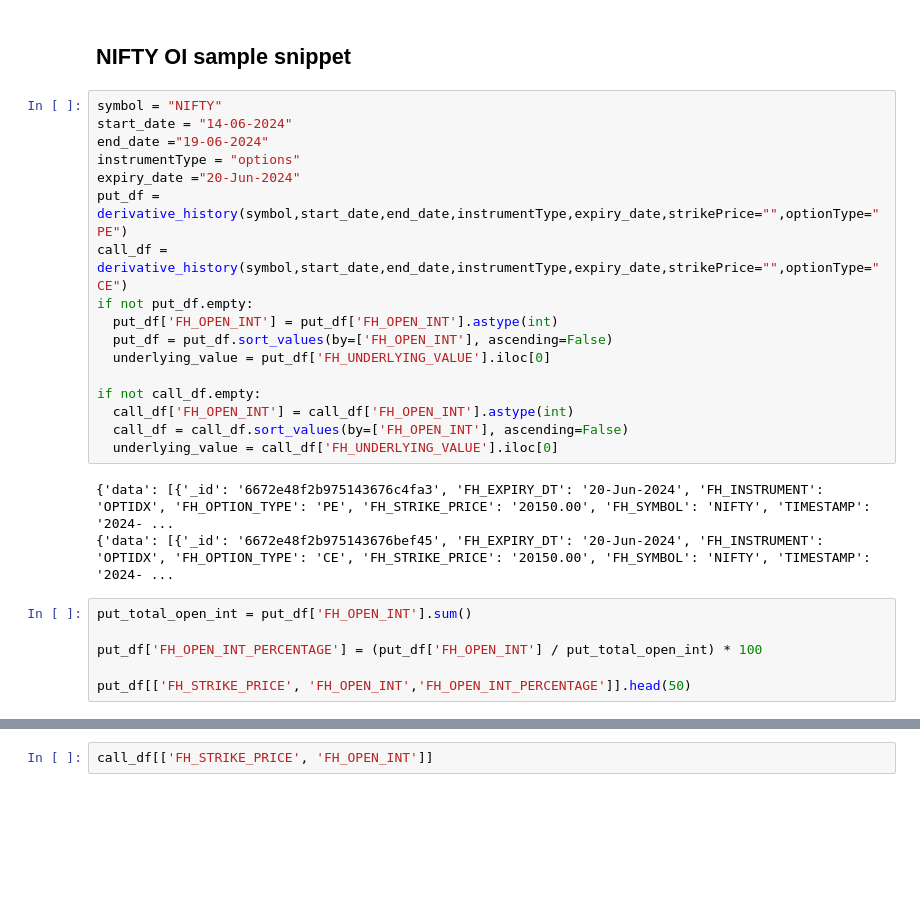
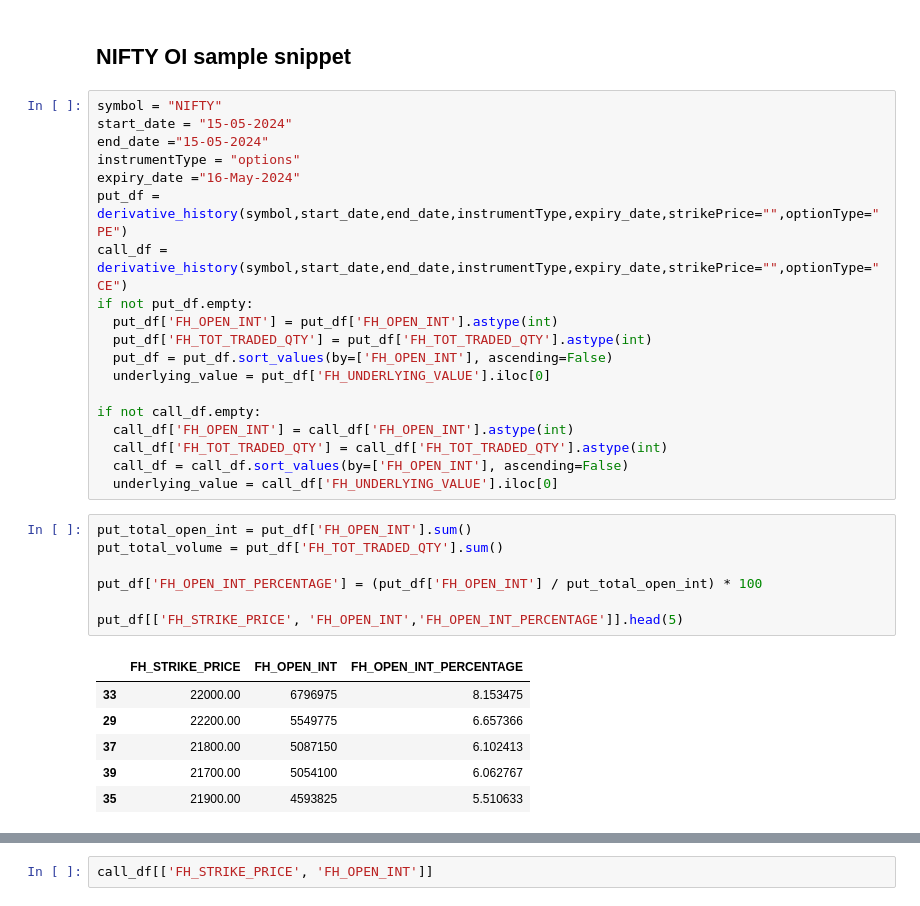
Before and after one commit to bala-ceg/backtest-strategies, a Jupyter notebook: weeklyexpiry_prediction.ipynb, the cells around one changed output, grey strips where cells are left out. Saved outputs shown, nothing was run; the diff lists cells and outputs as text; blank space fills up the shorter version.

```diff
--- a/weeklyexpiry_prediction.ipynb
+++ b/weeklyexpiry_prediction.ipynb
@@ -10,30 +10,37 @@ from nsepython import *
 ## NIFTY OI sample snippet
 # %%
 symbol = "NIFTY"
-start_date = "14-06-2024"
-end_date ="19-06-2024"
+start_date = "15-05-2024"
+end_date ="15-05-2024"
 instrumentType = "options"
-expiry_date ="20-Jun-2024"
+expiry_date ="16-May-2024"
 put_df = derivative_history(symbol,start_date,end_date,instrumentType,expiry_date,strikePrice="",optionType="PE")
 call_df = derivative_history(symbol,start_date,end_date,instrumentType,expiry_date,strikePrice="",optionType="CE")
 if not put_df.empty:
   put_df['FH_OPEN_INT'] = put_df['FH_OPEN_INT'].astype(int)
+  put_df['FH_TOT_TRADED_QTY'] = put_df['FH_TOT_TRADED_QTY'].astype(int)
   put_df = put_df.sort_values(by=['FH_OPEN_INT'], ascending=False)
   underlying_value = put_df['FH_UNDERLYING_VALUE'].iloc[0]
 
 if not call_df.empty:
   call_df['FH_OPEN_INT'] = call_df['FH_OPEN_INT'].astype(int)
+  call_df['FH_TOT_TRADED_QTY'] = call_df['FH_TOT_TRADED_QTY'].astype(int)
   call_df = call_df.sort_values(by=['FH_OPEN_INT'], ascending=False)
   underlying_value = call_df['FH_UNDERLYING_VALUE'].iloc[0]
-# %% [output]
-{'data': [{'_id': '6672e48f2b975143676c4fa3', 'FH_EXPIRY_DT': '20-Jun-2024', 'FH_INSTRUMENT': 'OPTIDX', 'FH_OPTION_TYPE': 'PE', 'FH_STRIKE_PRICE': '20150.00', 'FH_SYMBOL': 'NIFTY', 'TIMESTAMP': '2024- ...
-{'data': [{'_id': '6672e48f2b975143676bef45', 'FH_EXPIRY_DT': '20-Jun-2024', 'FH_INSTRUMENT': 'OPTIDX', 'FH_OPTION_TYPE': 'CE', 'FH_STRIKE_PRICE': '20150.00', 'FH_SYMBOL': 'NIFTY', 'TIMESTAMP': '2024- ...
 # %%
 put_total_open_int = put_df['FH_OPEN_INT'].sum()
+put_total_volume = put_df['FH_TOT_TRADED_QTY'].sum()
 
 put_df['FH_OPEN_INT_PERCENTAGE'] = (put_df['FH_OPEN_INT'] / put_total_open_int) * 100
 
-put_df[['FH_STRIKE_PRICE', 'FH_OPEN_INT','FH_OPEN_INT_PERCENTAGE']].head(50)
+put_df[['FH_STRIKE_PRICE', 'FH_OPEN_INT','FH_OPEN_INT_PERCENTAGE']].head(5)
+# %% [output]
+|  | FH_STRIKE_PRICE | FH_OPEN_INT | FH_OPEN_INT_PERCENTAGE |
+| 33 | 22000.00 | 6796975 | 8.153475 |
+| 29 | 22200.00 | 5549775 | 6.657366 |
+| 37 | 21800.00 | 5087150 | 6.102413 |
+| 39 | 21700.00 | 5054100 | 6.062767 |
+| 35 | 21900.00 | 4593825 | 5.510633 |
 # %%
 put_df['FH_STRIKE_PRICE'] = put_df['FH_STRIKE_PRICE'].astype(float)
 put_df['ABS_DIFF'] = abs(put_df['FH_STRIKE_PRICE'] - float(underlying_value))
```
Also changed, not shown: parts of 11 cells of this notebook.
